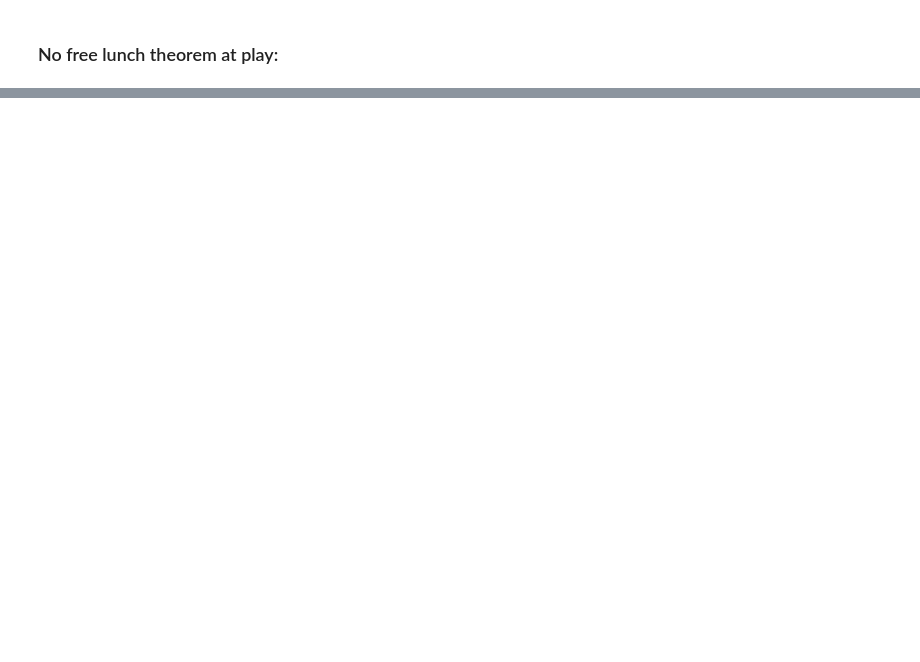
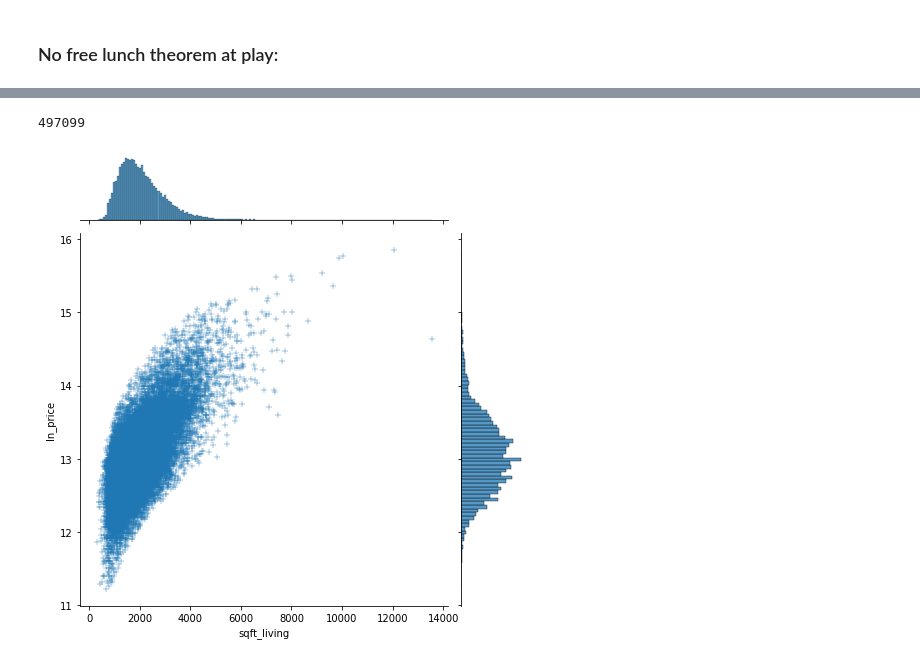
Before and after one commit to blazysecon/SDA_DS_class, a Jupyter notebook: practice/regression_housing_in_Seattle.ipynb, the cells around one changed output, grey strips where cells are left out. Saved outputs shown, nothing was run; the diff lists cells and outputs as text; code cells hidden in the pictures; blank space fills up the shorter version.

```diff
--- a/practice/regression_housing_in_Seattle.ipynb
+++ b/practice/regression_housing_in_Seattle.ipynb
@@ -249,0 +306,13 @@ MAPE - linear model:     0.37323791087617825
+# %%
+idx_zip98105 = (df['zipcode'] == 98105)
+# my_df = df[idx_zip98105].copy()
+my_df = df.copy()
+
+my_df.size
+# %% [output]
+497099
+# %%
+sns.jointplot(x='sqft_living',y='ln_price', data=my_df, height=7, alpha=.8, marker='+')
+plt.show()
+# %% [output]
+[figure, added]
```
Also changed, not shown: parts of 24 cells of this notebook.
